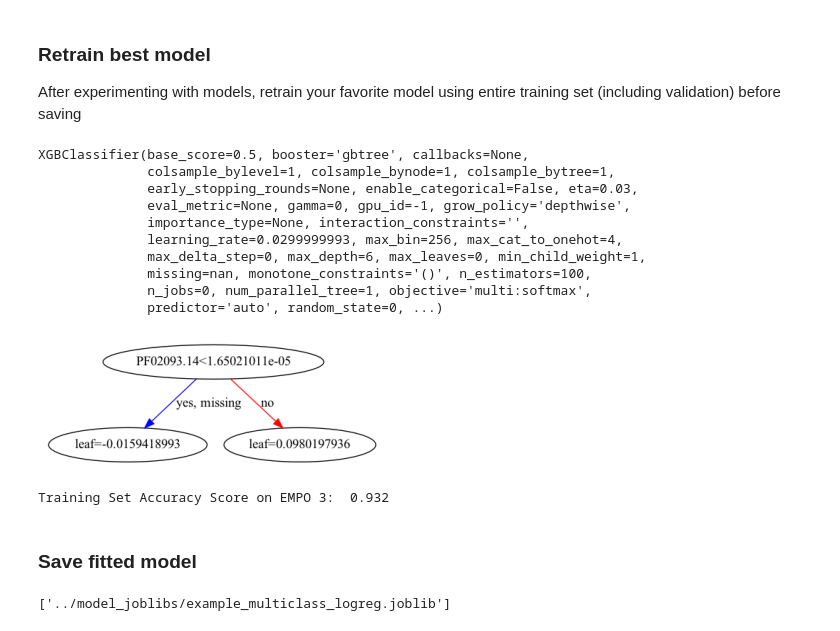
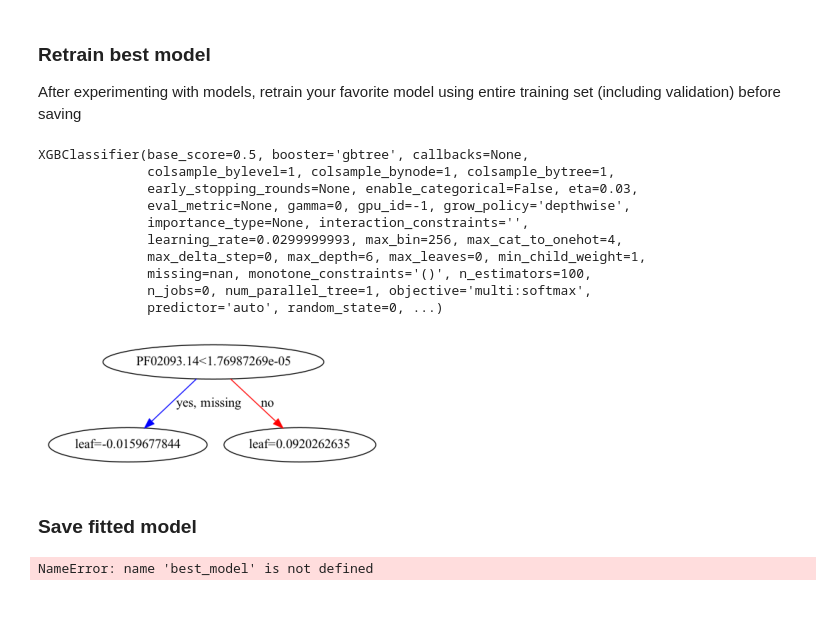
Before and after one commit to hlu17/Protein-Environment-Classification, a Jupyter notebook: modeling/xgb_all.ipynb, the cells around one changed output. Drawn from its saved outputs; the diff is of its cells as text; code cells hidden in the pictures.

Commit message:
xgb best model

```diff
--- a/modeling/xgb_all.ipynb
+++ b/modeling/xgb_all.ipynb
@@ -227,33 +222,29 @@ After experimenting with models, retrain your favorite model using entire traini
 # %%
 best_model = xgb.XGBClassifier(objective='multi:softmax',
                                eta=0.03)
-best_model.fit(x_tr,y_tr['EMPO_3'])
+best_model.fit(x_train,y_train['EMPO_3'])
 print(best_model)
 # plot single tree
 plot_tree(best_model)
 plt.show()
-# accuracy
-best_pred = best_model.predict(x_val)
-print("Training Set Accuracy Score on EMPO 3: ", accuracy_score(y_val['EMPO_3'], best_pred))
 # %% [output]
 XGBClassifier(base_score=0.5, booster='gbtree', callbacks=None,
               colsample_bylevel=1, colsample_bynode=1, colsample_bytree=1,
               early_stopping_rounds=None, enable_categorical=False, eta=0.03,
               eval_metric=None, gamma=0, gpu_id=-1, grow_policy='depthwise',
               importance_type=None, interaction_constraints='',
               learning_rate=0.0299999993, max_bin=256, max_cat_to_onehot=4,
               max_delta_step=0, max_depth=6, max_leaves=0, min_child_weight=1,
               missing=nan, monotone_constraints='()', n_estimators=100,
               n_jobs=0, num_parallel_tree=1, objective='multi:softmax',
               predictor='auto', random_state=0, ...)
-[figure, old version]
+[figure, new version]
-Training Set Accuracy Score on EMPO 3:  0.932
 # %% [markdown]
 ### Save fitted model
 # %%
 # Save best model as joblib or pkl file to 'model_joblibs' folder
 from joblib import dump
 
-dump(best_model, '../model_joblibs/xgb.joblib')
+dump(best_model, '../model_joblibs/xgb_empo3.joblib')
 # %% [output]
-['../model_joblibs/example_multiclass_logreg.joblib']
+NameError: name 'best_model' is not defined
```
Also changed, not shown: parts of 1 cell of this notebook, 2 other files.
